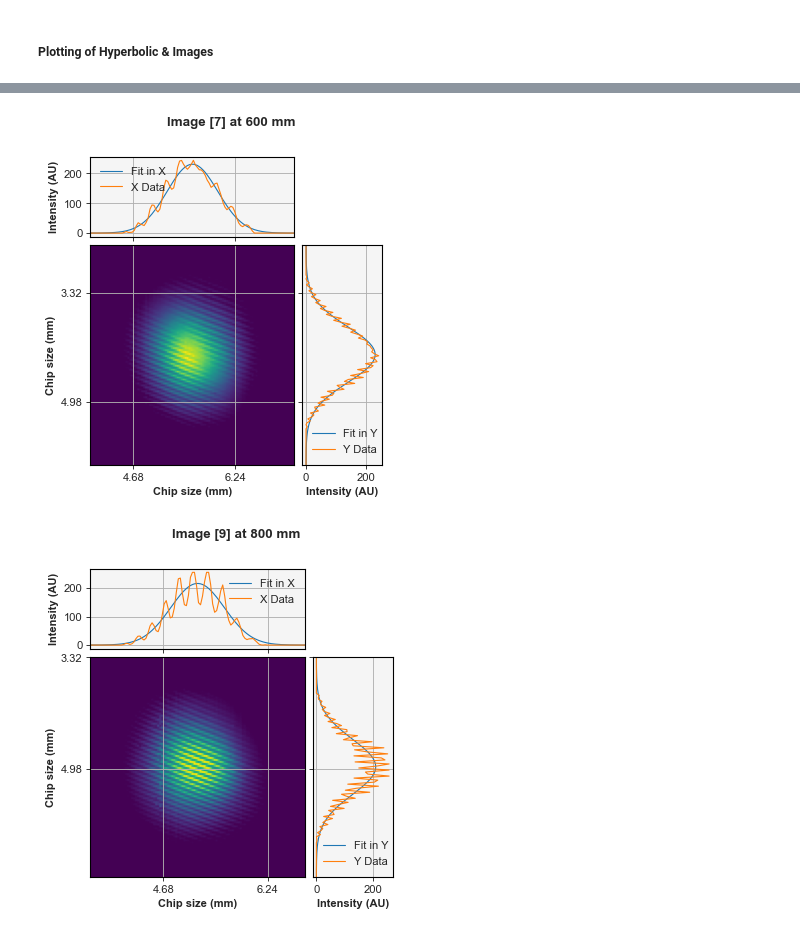
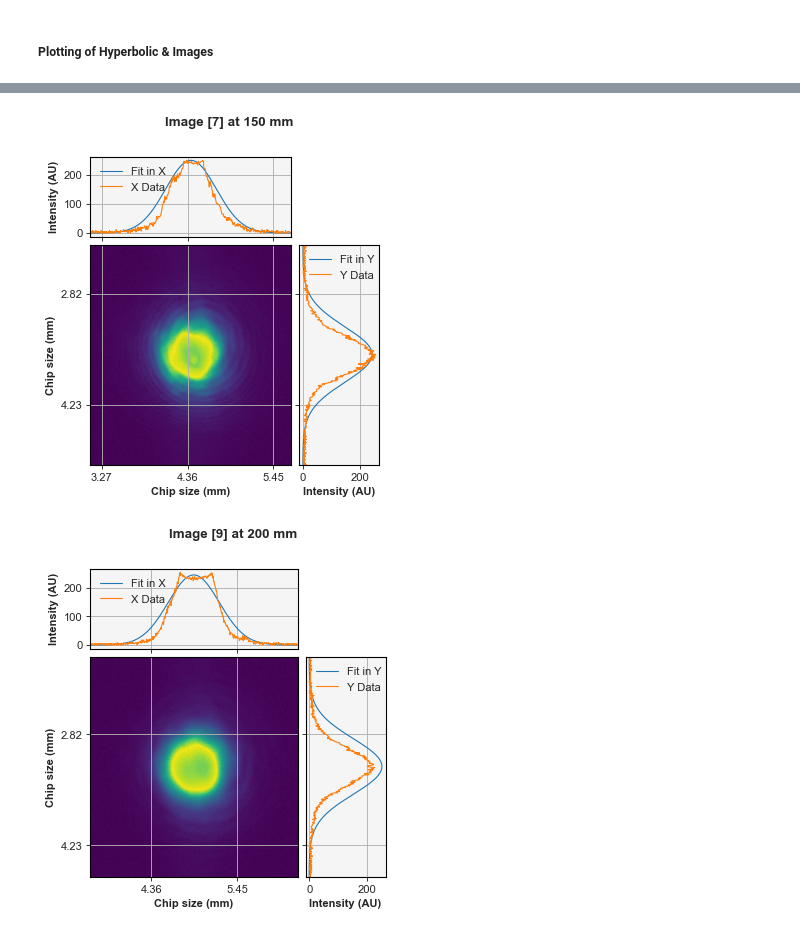
Before and after one commit to SMK-UK/BeamPro, a Jupyter notebook: test.ipynb, the cells around one changed output, grey strips where cells are left out. Saved outputs shown, nothing was run; the diff lists cells and outputs as text; code cells hidden in the pictures.

```diff
--- a/test.ipynb
+++ b/test.ipynb
@@ -17,15 +17,15 @@ import sys
 mp.style.use('signature.mplstyle')
 
 # directory and folder for images
-folder = ['10']
-root = r"C:\Users\sk88\Desktop\995 collimation"
+folder = ['20231116_606_AOM_beam_collimation']
+root = r"C:\Users\sk88\Dropbox (Heriot-Watt University Team)\RES_EPS_Quantum_Photonics_Lab\Experiments\Current Experiments\Visible Quantum Memory\Beam_Collimation\606"
 dir = os.path.join(root, folder[0])
 # image laser wavelength(mm)
-ff.wavelength = 995e-6
+ff.wavelength = 606e-6
 # chip and pixel size (mm) if known (Hamamatsu 9.6 x 7.68 mm, DK 1.411cm)
 chip_size = [9.6, 7.68]
-chip_size_x =  9.6
-chip_size_y = 7.68
+chip_size_x =  14.11
+chip_size_y = 14.11
 # material refractive index
 n = 1.0003
 # see curve fit docs for methods
@@ -135,6 +135,6 @@ for ax in ax_1:
 # %%
-x = np.linspace(0, chip_size[0], 320)
-y = np.linspace(0, chip_size[1], 256)
+x = np.linspace(0, chip_size[0], round(chip_size[0]/pix_size[0]))
+y = np.linspace(0, chip_size[1], round(chip_size[1]/pix_size[1]))
 
 img_idx = (np.arange(1, len(image_files), 2)).reshape(len(FWHM),1)
 
@@ -197,2 +197,2 @@ if plot_show == True:
-[figure, old version]
+[figure, new version]
-[figure, old version]
+[figure, new version]
```
Also changed, not shown: parts of 3 cells of this notebook, 2 other files.
